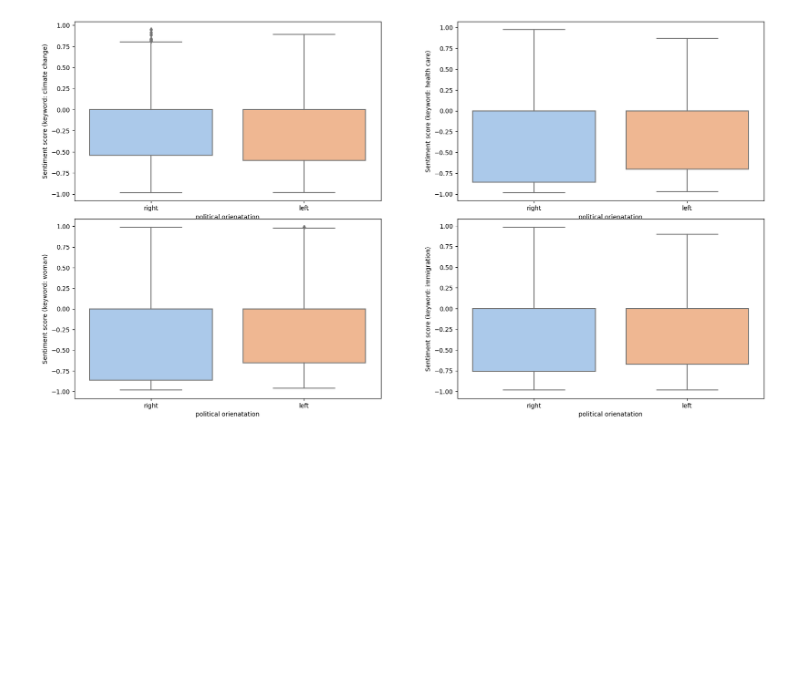
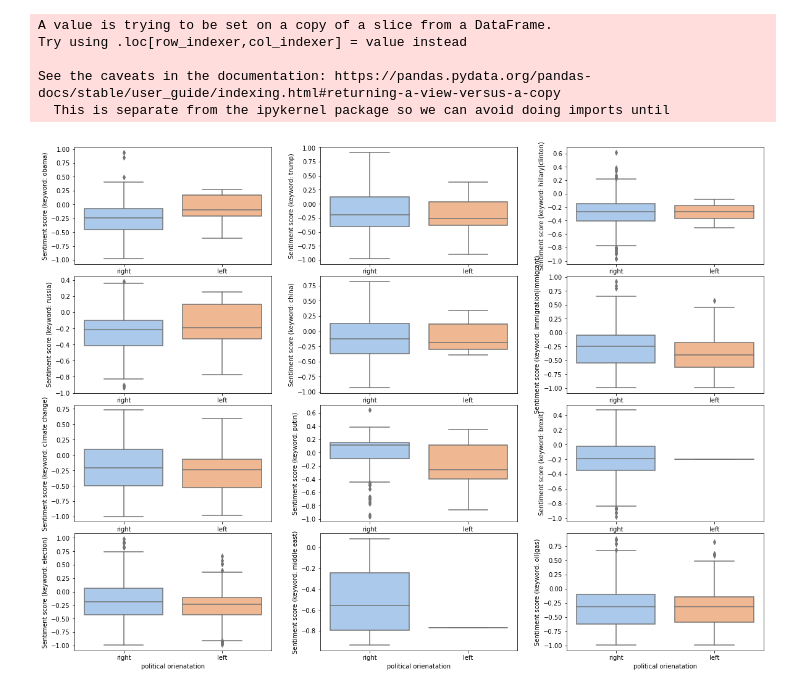
Before and after one commit to epfl-ada/ada-2022-project-powerrangers, a Jupyter notebook: Wordanalysis.ipynb, the cells around one changed output. Drawn from its saved outputs; the diff is of its cells as text; code cells hidden in the pictures; blank space fills up the shorter version.

Commit message:
keyword sent plots

```diff
--- a/Wordanalysis.ipynb
+++ b/Wordanalysis.ipynb
@@ -23,6 +19,6 @@ videos_radic_df.head(5)
 # %%
 #get all unique political orientations
-channels_radic_df=pd.read_csv("radic.csv")
+channels_radic_df=pd.read_csv("data/radic.csv")
 # %%
 #categorize each of the channels (created a respective column "pol_orient")
 
@@ -141,14 +53,0 @@ Requirement already satisfied: emoji==0.6.0 in ./.local/lib/python3.8/site-packa
-# %%
-def sent_analysis(desc):
-    out = sentiment_pipeline(desc)
-    return out
-
-def output(df):
-    out = sent_analysis(df['description'].to_list())
-    sentiment = pd.DataFrame.from_dict(out)
-    df = df.set_index(sentiment.index)
-    df = df.join(sentiment['label'])
-    df = df.join(sentiment['score'])
-    df['label'] = df['label'].map({'POS': 1.,'NEU':0., 'NEG': -1.})
-    df['score'] = df['label']*df['score']
-    return df
@@ -168,14 +53,0 @@ def output(df):
-# %%
-fig, ((ax1, ax2), (ax3, ax4)) = plt.subplots(2,2, figsize=(20,11),gridspec_kw={"wspace": 0.25, "hspace": 0.1})
-
-ax1 = sns.boxplot(ax = ax1, data=climate_df, x = climate_df['pol_orient'], y = climate_df['score'], palette="pastel")
-ax1.set(xlabel='political orienatation', ylabel='Sentiment score (keyword: climate change)')
-ax2 = sns.boxplot(ax = ax2, data = health_df, x = health_df['pol_orient'], y = health_df['score'], palette="pastel")
-ax2.set(xlabel='political orienatation', ylabel='Sentiment score (keyword: health care)')
-ax3 = sns.boxplot(ax = ax3, data = woman_df, x = woman_df['pol_orient'], y = woman_df['score'], palette="pastel")
-ax3.set(xlabel='political orienatation', ylabel='Sentiment score (keyword: woman)')
-ax4 = sns.boxplot(ax = ax4, data = immig_df, x = immig_df['pol_orient'], y = immig_df['score'], palette="pastel")
-ax4.set(xlabel='political orienatation', ylabel='Sentiment score (keyword: immigration)')
-plt.show()
-# %% [output]
-[figure, removed]
@@ -188 +111,31 @@ woman_df['is_right'] = np.where((woman_df['pol_orient'] == "right"), 1, 0)
+# %%
+
+def output(df):
+    out  = sent_analysis(df['description'].to_list())
+    df['score'] = out
+    # df['heat'] = df['dislike_count'] / (df['like_count'] + df['dislike_count'])
+    return df
+# %%
+videos_df = videos_radic_df[['pol_orient', 'description', 'like_count', 'dislike_count']]
+keywords = ['obama', 'trump', 'hillary|clinton', 'russia', 'china', 'immigration|immigrant' , 'climate change', 'putin', 'brexit', 'election', 'middle east', 'oil|gas']
+dfs = []
+for kw in keywords:
+    dfs.append(output(videos_df[videos_radic_df.description.str.contains(kw,na=False)]))
+# %% [output]
+A value is trying to be set on a copy of a slice from a DataFrame.
+Try using .loc[row_indexer,col_indexer] = value instead
+
+See the caveats in the documentation: https://pandas.pydata.org/pandas-docs/stable/user_guide/indexing.html#returning-a-view-versus-a-copy
+  This is separate from the ipykernel package so we can avoid doing imports until
+# %%
+fig, axs = plt.subplots(4,3, figsize=(20,15),gridspec_kw={"wspace": 0.25, "hspace": 0.1})
+
+for indx, df in enumerate(dfs):
+    ax = axs[indx//3, indx%3]
+    ax = sns.boxplot(ax = ax, data=df, x = df['pol_orient'], y = df['score'], palette="pastel")
+    ax.set(xlabel='political orienatation', ylabel=f'Sentiment score (keyword: {keywords[indx]})')
+
+plt.show()
+# %% [output]
+[figure, added]
 # %%
```
Also changed, not shown: parts of 13 cells of this notebook, 2 other files.
